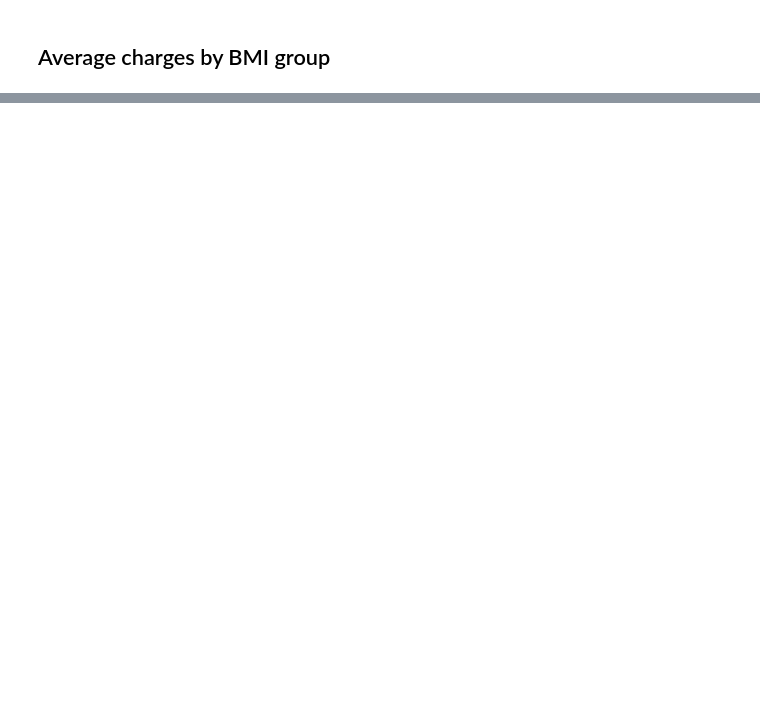
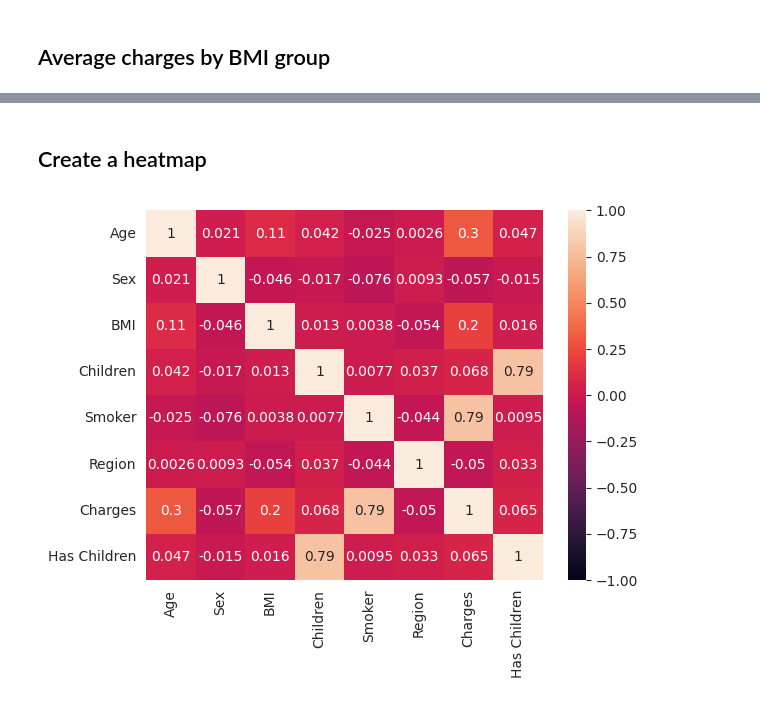
Before and after one commit to Vasyl-Poremchuk/us-medical-insurance-costs, a Jupyter notebook: us_medical_insurance_costs.ipynb, the cells around one changed output, grey strips where cells are left out. Cells and saved outputs as stored; diff of their text form; code cells hidden in the pictures; blank space fills up the shorter version.

```diff
--- a/us_medical_insurance_costs.ipynb
+++ b/us_medical_insurance_costs.ipynb
@@ -267,0 +290,4 @@ print(average_charges_by_sex)
+# %%
+df["Has Children"] = df["Children"].apply(lambda children: bool(children))
+
+df.head()
@@ -309,0 +371,4 @@ print(average_charges_by_bmi_group)
+# %%
+df["Sex"] = df["Sex"].map(SEX_MAPPING)
+
+df.head()
@@ -309,0 +384,4 @@ print(average_charges_by_bmi_group)
+# %%
+df["Region"] = df["Region"].map(REGION_MAPPING)
+
+df.head()
@@ -309,0 +395,8 @@ print(average_charges_by_bmi_group)
+# %% [markdown]
+## Create a heatmap
+# %%
+sns.heatmap(df.corr(numeric_only=True), vmin=-1, vmax=1, annot=True, cmap="rocket")
+
+plt.show()
+# %% [output]
+[figure, added]
```
Also changed, not shown: parts of 35 cells of this notebook, 1 other file.
